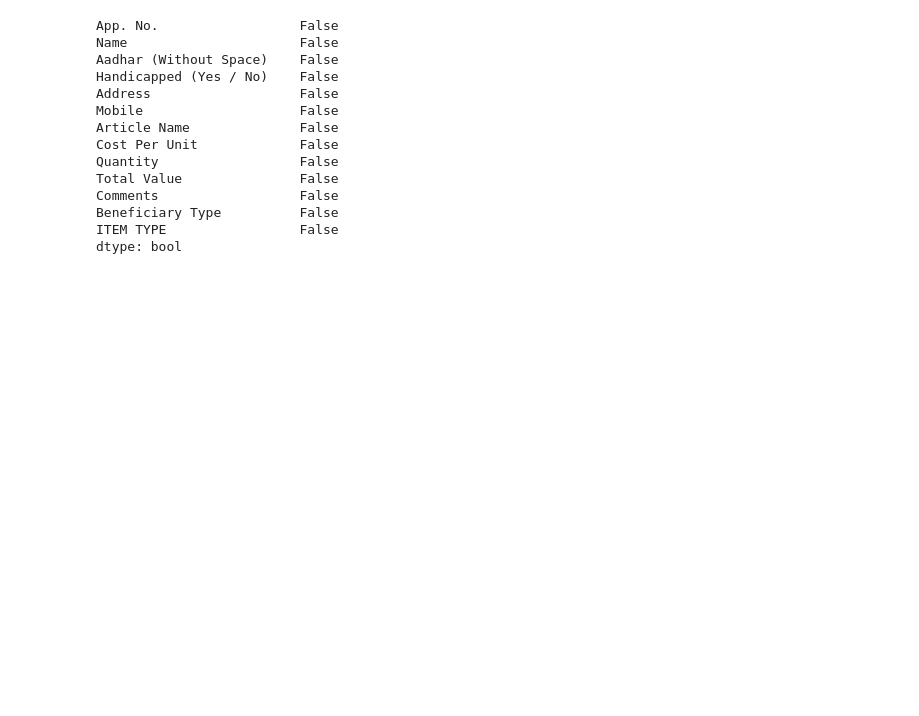
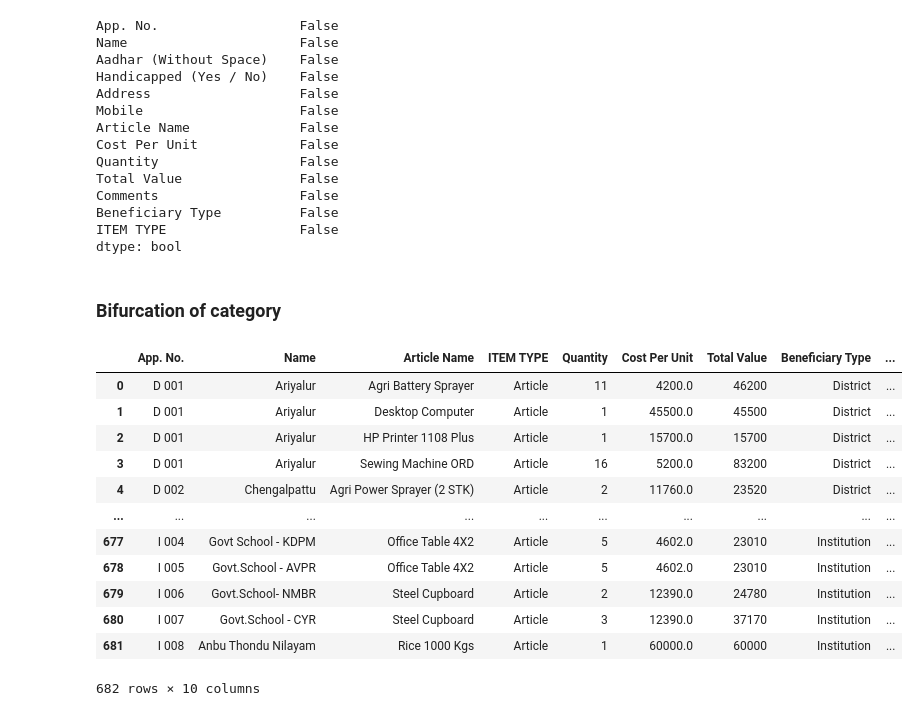
Before and after one commit to ash-sha/MNP25, a Jupyter notebook: codes/frontend.ipynb, the cells around one changed output. Saved outputs shown, nothing was run; the diff lists cells and outputs as text; code cells hidden in the pictures; blank space fills up the shorter version.

```diff
--- a/codes/frontend.ipynb
+++ b/codes/frontend.ipynb
@@ -566,3 +547,23 @@ Comments                  False
 Beneficiary Type          False
 ITEM TYPE                 False
 dtype: bool
+# %% [markdown]
+### Bifurcation of category
+# %%
+ad = articles_df[["Articles","Category"]].rename(columns={"Articles":"Article Name"})
+consold = consold.merge(ad, on="Article Name",how='left')
+consold
+# %% [output]
+|  | App. No. | Name | Article Name | ITEM TYPE | Quantity | Cost Per Unit | Total Value | Beneficiary Type | ... |
+| 0 | D 001 | Ariyalur | Agri Battery Sprayer | Article | 11 | 4200.0 | 46200 | District | ... |
+| 1 | D 001 | Ariyalur | Desktop Computer | Article | 1 | 45500.0 | 45500 | District | ... |
+| 2 | D 001 | Ariyalur | HP Printer 1108 Plus | Article | 1 | 15700.0 | 15700 | District | ... |
+| 3 | D 001 | Ariyalur | Sewing Machine ORD | Article | 16 | 5200.0 | 83200 | District | ... |
+| 4 | D 002 | Chengalpattu | Agri Power Sprayer (2 STK) | Article | 2 | 11760.0 | 23520 | District | ... |
+| ... | ... | ... | ... | ... | ... | ... | ... | ... | ... |
+| 677 | I 004 | Govt School - KDPM | Office Table 4X2 | Article | 5 | 4602.0 | 23010 | Institution | ... |
+| 678 | I 005 | Govt.School - AVPR | Office Table 4X2 | Article | 5 | 4602.0 | 23010 | Institution | ... |
+| 679 | I 006 | Govt.School- NMBR | Steel Cupboard | Article | 2 | 12390.0 | 24780 | Institution | ... |
+| 680 | I 007 | Govt.School - CYR | Steel Cupboard | Article | 3 | 12390.0 | 37170 | Institution | ... |
+| 681 | I 008 | Anbu Thondu Nilayam | Rice 1000 Kgs | Article | 1 | 60000.0 | 60000 | Institution | ... |
+682 rows × 10 columns
```
Also changed, not shown: parts of 34 cells of this notebook, 6 other files.
